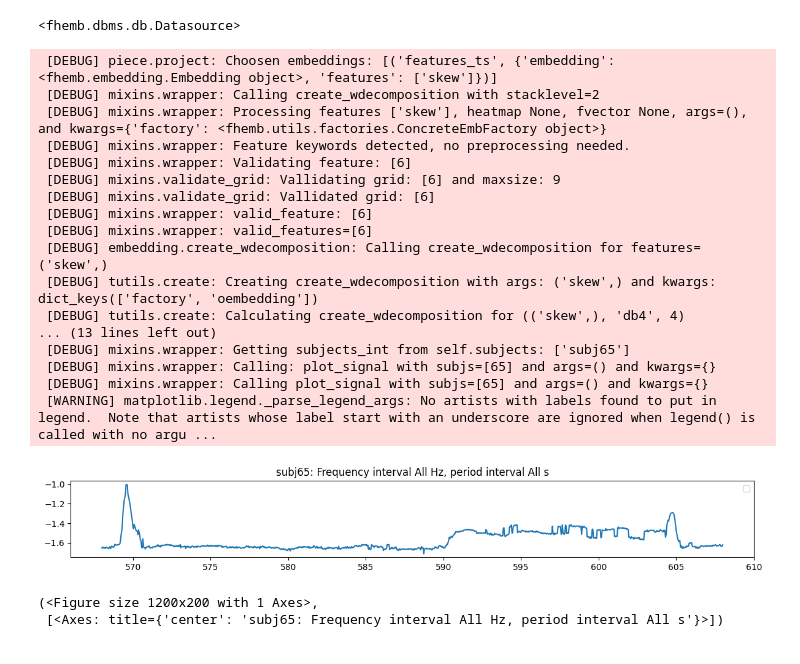
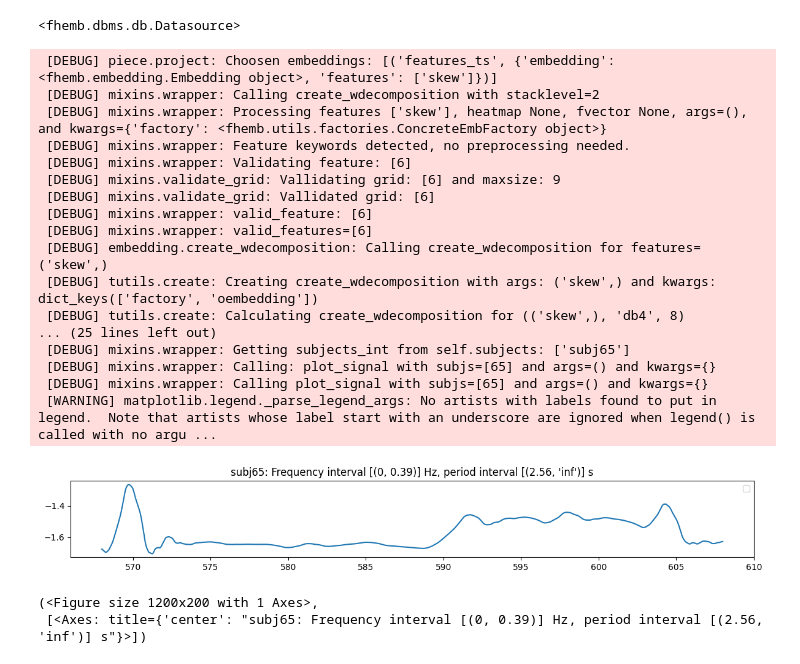
Before and after one commit to rdned/nbdev_fhemb, a Jupyter notebook: nbs/tfreq.ipynb, the cells around one changed output. Cells and saved outputs as stored; diff of their text form; code cells hidden in the pictures.

```diff
--- a/nbs/tfreq.ipynb
+++ b/nbs/tfreq.ipynb
@@ -230,26 +230,28 @@ exc_tb=None
  [DEBUG] piece.__init__: Creating a Generalts with time_interval=(14200, 15200), subjects=None
 <fhemb.dbms.db.Datasource>
 # %%
-dg0.face_t.project(features=['skew'], subjs=[65], wdfactory=wfactory('db4',4)).plot_signal(subjs=[65])
+#| eval: false
+
+dg0.face_t.project(features=['skew'], subjs=[65], fbands=[0,1,2,3], wdfactory=wfactory('db4',8)).plot_signal(subjs=[65])
 # %% [output]
  [DEBUG] piece.project: Choosen embeddings: [('features_ts', {'embedding': <fhemb.embedding.Embedding object>, 'features': ['skew']})]
  [DEBUG] mixins.wrapper: Calling create_wdecomposition with stacklevel=2
  [DEBUG] mixins.wrapper: Processing features ['skew'], heatmap None, fvector None, args=(), and kwargs={'factory': <fhemb.utils.factories.ConcreteEmbFactory object>}
  [DEBUG] mixins.wrapper: Feature keywords detected, no preprocessing needed.
  [DEBUG] mixins.wrapper: Validating feature: [6]
  [DEBUG] mixins.validate_grid: Vallidating grid: [6] and maxsize: 9
  [DEBUG] mixins.validate_grid: Vallidated grid: [6]
  [DEBUG] mixins.wrapper: valid_feature: [6]
  [DEBUG] mixins.wrapper: valid_features=[6]
  [DEBUG] embedding.create_wdecomposition: Calling create_wdecomposition for features=('skew',)
  [DEBUG] tutils.create: Creating create_wdecomposition with args: ('skew',) and kwargs: dict_keys(['factory', 'oembedding'])
- [DEBUG] tutils.create: Calculating create_wdecomposition for (('skew',), 'db4', 4)
-... (13 lines left out)
+ [DEBUG] tutils.create: Calculating create_wdecomposition for (('skew',), 'db4', 8)
+... (25 lines left out)
  [DEBUG] mixins.wrapper: Getting subjects_int from self.subjects: ['subj65']
  [DEBUG] mixins.wrapper: Calling: plot_signal with subjs=[65] and args=() and kwargs={}
  [DEBUG] mixins.wrapper: Calling plot_signal with subjs=[65] and args=() and kwargs={}
  [WARNING] matplotlib.legend._parse_legend_args: No artists with labels found to put in legend.  Note that artists whose label start with an underscore are ignored when legend() is called with no argu ...
-[figure, old version]
+[figure, new version]
 (<Figure size 1200x200 with 1 Axes>,
- [<Axes: title={'center': 'subj65: Frequency interval All Hz, period interval All s'}>])
+ [<Axes: title={'center': "subj65: Frequency interval [(0, 0.39)] Hz, period interval [(2.56, 'inf')] s"}>])
 # %%
```
Also changed, not shown: parts of 1 cell of this notebook.
